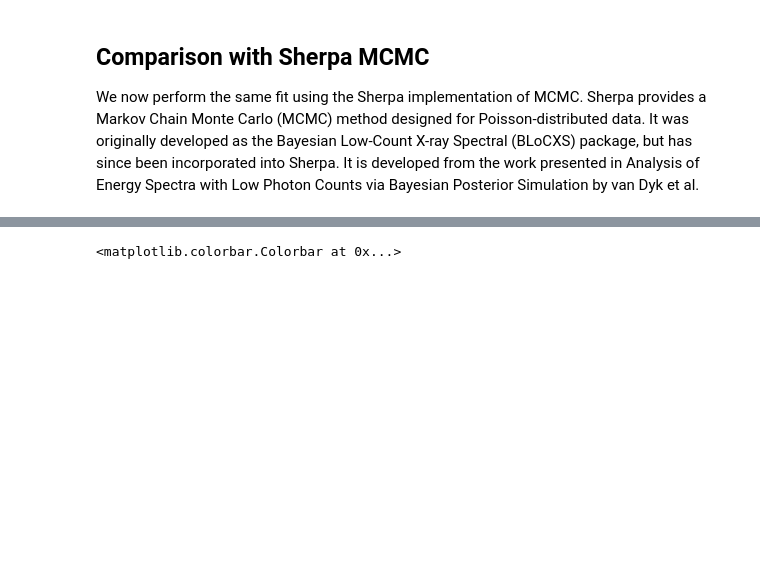
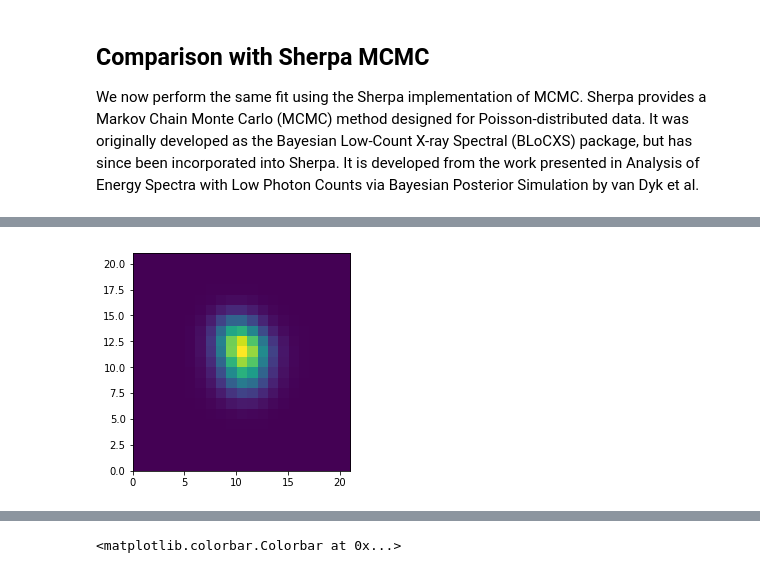
Before and after one commit to juramaga/sherpa_fitting, a Jupyter notebook: test_convolution_failed_MLE.ipynb, the cells around one changed output, grey strips where cells are left out. Cells and saved outputs as stored; diff of their text form; code cells hidden in the pictures; blank space fills up the shorter version.

```diff
--- a/test_convolution_failed_MLE.ipynb
+++ b/test_convolution_failed_MLE.ipynb
@@ -504,3 +467,11 @@ failed to import sherpa.image.ds9_backend due to
+# %%
+# Here I just make sure that my user model produces the desired source. And it does
+pars = [2.942785,10.053324,10.751325,0.282172,3.205937,0.510335]
+img = convolved_gaussian.counts_func(psf_data, pars).reshape(shape)
+im = plt.imshow(img, origin='lower', cmap='viridis',
+           extent=(x0low, x0high, x1low, x1high), interpolation='nearest')
+# %% [output]
+[figure, added]
 # %%
 f = fit.Fit(d, mdl, stats.Cash(), optmethods.NelderMead())
 res = f.fit()
```
Also changed, not shown: parts of 19 cells of this notebook, 1 other file.
